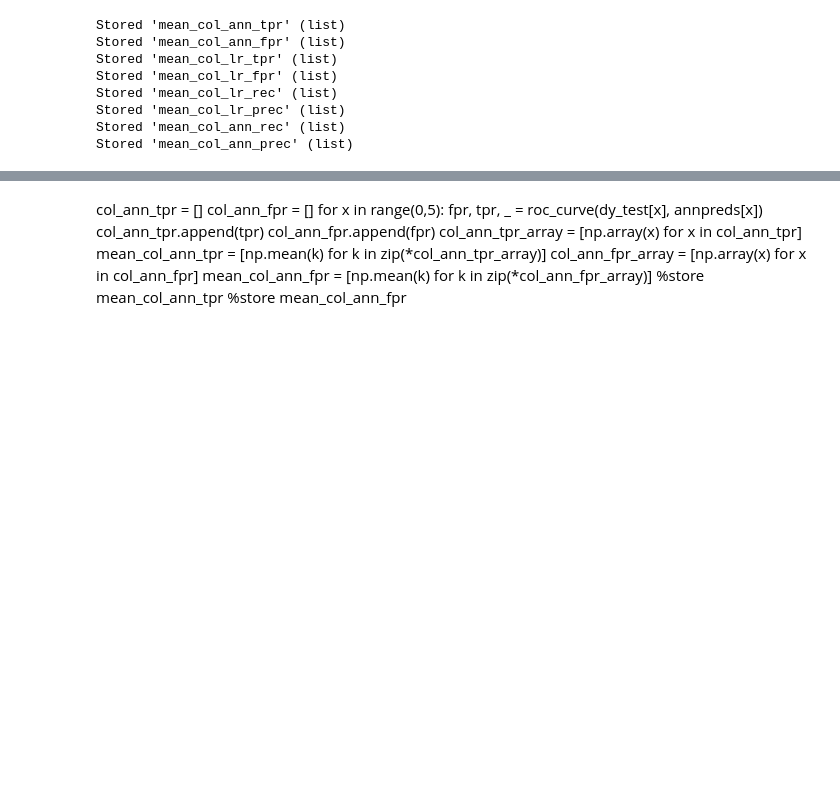
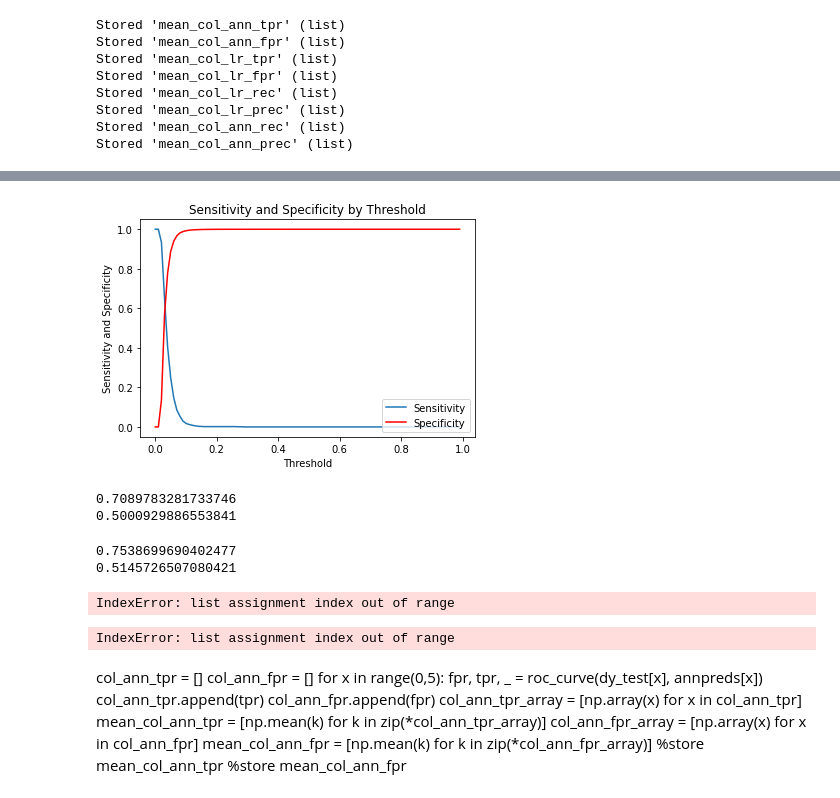
Before and after one commit to gomezlab/nsqip_procedurespecific, a Jupyter notebook: crossval_col.ipynb, the cells around one changed output, grey strips where cells are left out. Saved outputs shown, nothing was run; the diff lists cells and outputs as text; code cells hidden in the pictures; blank space fills up the shorter version.

```diff
--- a/crossval_col.ipynb
+++ b/crossval_col.ipynb
@@ -185,7 +193,7 @@ plot_fi(fi[:20]);
 # %%
 #train the logistic regression model, max_iter set to max due to large dataset size, no validation set needed for LR (no early stopping)
 lrpreds = []
-model3 = LogisticRegression(max_iter=9999)
+model3 = LogisticRegression()
 for X, y, X_test in zip(dX_train, dy_train, dX_test):
     model3.fit(X, y)
     lrpreds.append(model3.predict_proba(X_test))
@@ -347,0 +404,57 @@ Stored 'mean_col_ann_prec' (list)
+# %%
+
+#calculate recall at 10 thresholds
+lrrecall_list = []
+for i in thresh:
+    lrrecall_list.append(recall_score(dy_test[1], lrpreds[1][:,1] > i))
+#calculate spec at 10 thresholds
+lrspec_list = []
+for i in thresh:
+    lrspec_list.append(specificity_score(dy_test[1], lrpreds[1][:,1] > i))
+# %%
+
+#plot recall vs threshold
+plt.plot(thresh, lrrecall_list, label = 'Sensitivity')
+plt.plot(thresh, lrspec_list, color = 'red', label = 'Specificity')
+plt.xlabel('Threshold')
+plt.ylabel('Sensitivity and Specificity')
+plt.title('Sensitivity and Specificity by Threshold')
+plt.legend(loc="lower right")
+plt.show()
+# %% [output]
+[figure, added]
+# %%
+
+print(recall_score(dy_test[1], lrpreds[1][:,1] > 0.028))
+print(specificity_score(dy_test[1], lrpreds[1][:,1] > 0.028))
+# %% [output]
+0.7089783281733746
+0.5000929886553841
+# %%
+
+print(recall_score(dy_test[1], annpreds[1] > 0.04))
+print(specificity_score(dy_test[1], annpreds[1] > 0.04))
+# %% [output]
+0.7538699690402477
+0.5145726507080421
+# %%
+from matplotlib import pyplot as plt
+import scipy.stats as st
+from sklearn import metrics
+
+def auc(X, Y):
+    return 1/(len(X)*len(Y)) * sum([kernel(x, y) for x in X for y in Y])
+def kernel(X, Y):
+    return .5 if Y==X else int(Y < X)
+def structural_components(X, Y):
+    V10 = [1/len(Y) * sum([kernel(x, y) for y in Y]) for x in X]
+    V01 = [1/len(X) * sum([kernel(x, y) for x in X]) for y in Y]
+    return V10, V01
+
+
+def get_S_entry(V_A, V_B, auc_A, auc_B):
+    return 1/(len(V_A)-1) * sum([(a-auc_A)*(b-auc_B) for a,b in zip(V_A, V_B)])
+def z_score(var_A, var_B, covar_AB, auc_A, auc_B):
+    return (auc_A - auc_B)/((var_A + var_B - 2*covar_AB)**(.5))
+# %% [output]
+IndexError: list assignment index out of range
@@ -347,0 +497,21 @@ Stored 'mean_col_ann_prec' (list)
+# %%
+from matplotlib import pyplot as plt
+import scipy.stats as st
+from sklearn import metrics
+
+def auc(X, Y):
+    return 1/(len(X)*len(Y)) * sum([kernel(x, y) for x in X for y in Y])
+def kernel(X, Y):
+    return .5 if Y==X else int(Y < X)
+def structural_components(X, Y):
+    V10 = [1/len(Y) * sum([kernel(x, y) for y in Y]) for x in X]
+    V01 = [1/len(X) * sum([kernel(x, y) for x in X]) for y in Y]
+    return V10, V01
+
+
+def get_S_entry(V_A, V_B, auc_A, auc_B):
+    return 1/(len(V_A)-1) * sum([(a-auc_A)*(b-auc_B) for a,b in zip(V_A, V_B)])
+def z_score(var_A, var_B, covar_AB, auc_A, auc_B):
+    return (auc_A - auc_B)/((var_A + var_B - 2*covar_AB)**(.5))
+# %% [output]
+IndexError: list assignment index out of range
```
Also changed, not shown: parts of 12 cells of this notebook, 6 other files.
